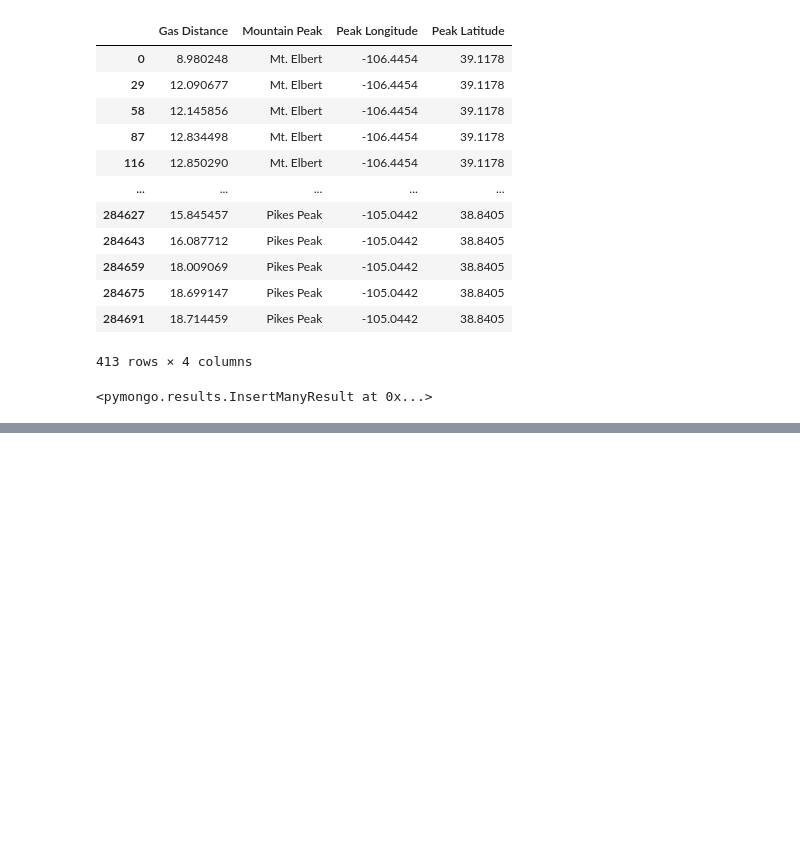
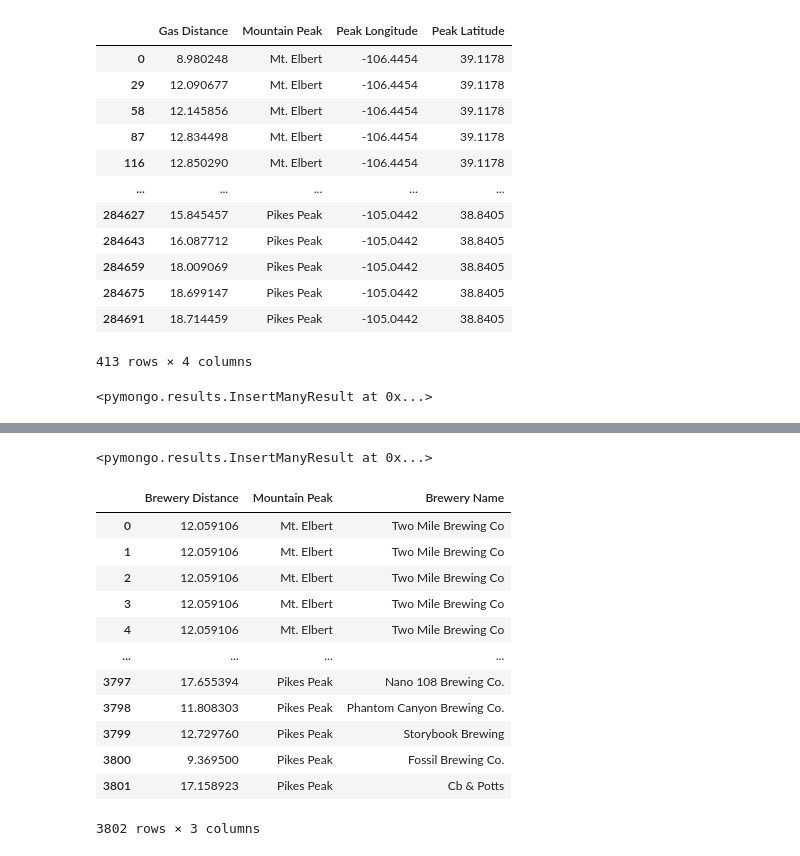
Before and after one commit to JohnMowry77/14ers_breweries_camping, a Jupyter notebook: Scripts/Mongo_DB_Script.ipynb, the cells around one changed output, grey strips where cells are left out. Saved outputs shown, nothing was run; the diff lists cells and outputs as text; code cells hidden in the pictures; blank space fills up the shorter version.

```diff
--- a/Scripts/Mongo_DB_Script.ipynb
+++ b/Scripts/Mongo_DB_Script.ipynb
@@ -531,0 +559,7 @@ gas_14ers.insert_many(data)
+# %%
+# Declare the collection for breweries to get long and lat
+breweries_LongLat = db.breweries_db_LongLat
+data = breweries.to_dict(orient = "records")
+breweries_LongLat.insert_many(data)
+# %% [output]
+<pymongo.results.InsertManyResult at 0x...>
@@ -531,0 +588,22 @@ gas_14ers.insert_many(data)
+# %%
+# Create a new DF to display brewery distance and mountain peak lists above
+brewery_df=pd.DataFrame({
+    "Brewery Distance" : brewery_distance_list,
+    "Mountain Peak" : mountain_brewery_list,
+    "Brewery Name":brewery_name_list
+    })
+brewery_df
+# %% [output]
+|  | Brewery Distance | Mountain Peak | Brewery Name |
+| 0 | 12.059106 | Mt. Elbert | Two Mile Brewing Co |
+| 1 | 12.059106 | Mt. Elbert | Two Mile Brewing Co |
+| 2 | 12.059106 | Mt. Elbert | Two Mile Brewing Co |
+| 3 | 12.059106 | Mt. Elbert | Two Mile Brewing Co |
+| 4 | 12.059106 | Mt. Elbert | Two Mile Brewing Co |
+| ... | ... | ... | ... |
+| 3797 | 17.655394 | Pikes Peak | Nano 108 Brewing Co. |
+| 3798 | 11.808303 | Pikes Peak | Phantom Canyon Brewing Co. |
+| 3799 | 12.729760 | Pikes Peak | Storybook Brewing |
+| 3800 | 9.369500 | Pikes Peak | Fossil Brewing Co. |
+| 3801 | 17.158923 | Pikes Peak | Cb & Potts |
+3802 rows × 3 columns
```
Also changed, not shown: parts of 15 cells of this notebook, 7 other files.
